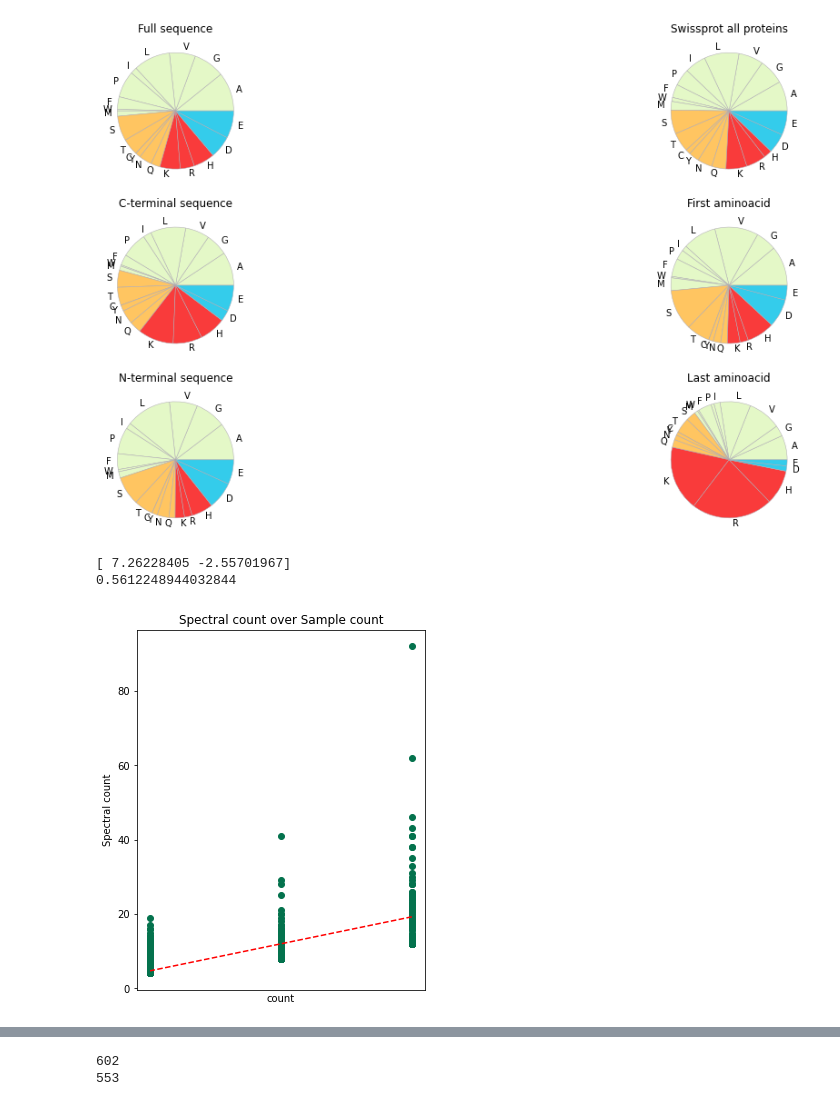
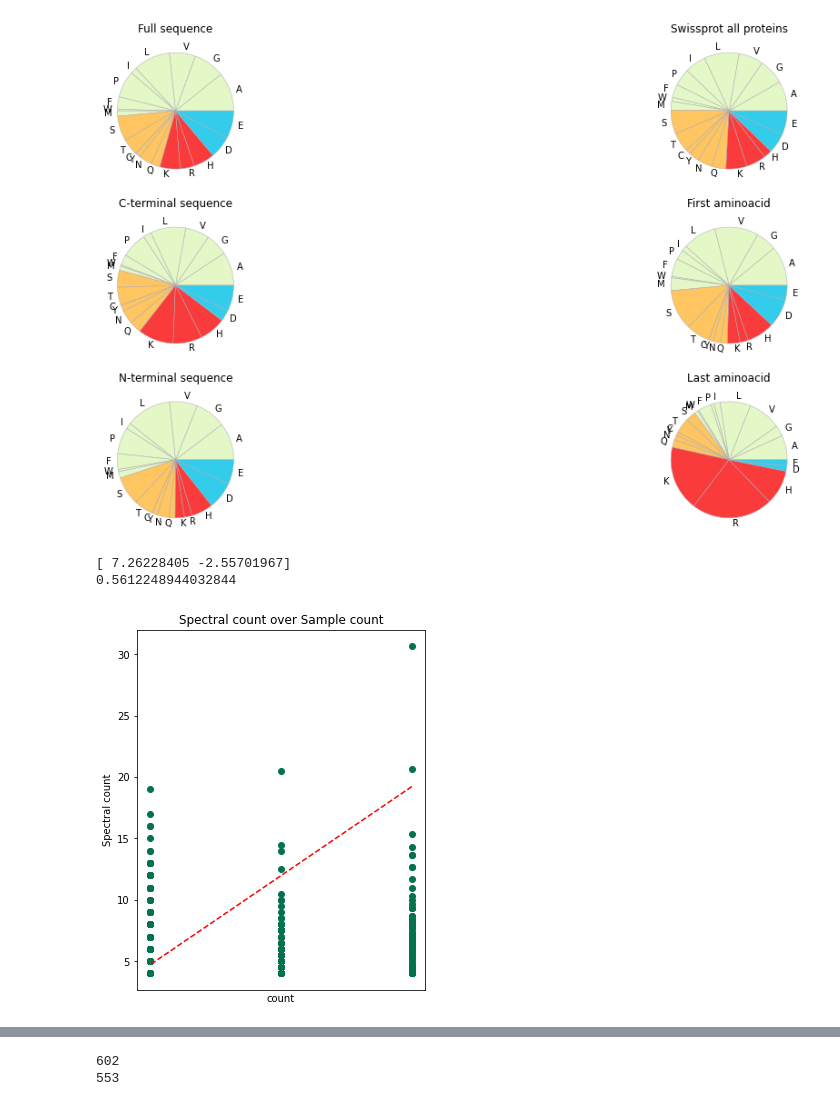
Before and after one commit to ErikHartman/peptidomic_py, a Jupyter notebook: in_group_analysis_erik.ipynb, the cells around one changed output, grey strips where cells are left out. Drawn from its saved outputs; the diff is of its cells as text; code cells hidden in the pictures.

```diff
--- a/in_group_analysis_erik.ipynb
+++ b/in_group_analysis_erik.ipynb
@@ -483,7 +481,6 @@ for file in files_xlsx:
     number_of_files+=1
     data = pd.read_excel(mapp+ '/' +file, 'peptide')
     stdev_tot.append(len(data.index))
-    data['Accession'].dropna(subset=['Accession'], inplace = True)
     df_tot=df_tot.append(data)
     df_tot['Peptide']=df_tot['Peptide'].str.replace('[^a-zA-Z]','')
     print("# peptides in "+file+" "+str(len(data.index)))
@@ -974,32 +1001,32 @@ Text(0.5, 1.0, 'Last aminoacid')
 # %%
 fig=plt.figure(figsize=(4,5))
 ax=fig.add_axes([0,0,1,1])
-ax.scatter(df['count'], df['Spectral count'], color='#04724d')
+ax.scatter(df['count'], df['Spectral count']/df['count'], color='#04724d')
 z = np.polyfit(df['count'], df['Spectral count'], 1)
 p = np.poly1d(z)
 plt.plot(df['count'],p(df['count']),"r--")
 ax.set_xlabel('count')
 ax.set_ylabel('Spectral count')
 ax.set_title('Spectral count over Sample count')
 #fig.savefig('SPC_NINF.svg',transparent=True)
 
 ax.tick_params(
     axis='x',
     which='both',
     bottom=False,
     top=False,
     labelbottom=False)
 plt.savefig('SPC_NINF.svg',bbox_inches='tight', transparent=True)
 
 correlation_matrix = np.corrcoef(df['count'], df['Spectral count'])
 correlation_xy = correlation_matrix[0,1]
 r_squared = correlation_xy**2
 print(z)
 print(r_squared)
 # %% [output]
 [ 7.26228405 -2.55701967]
 0.5612248944032844
-[figure, old version]
+[figure, new version]
 # %%
 df.sort_values(['Spectral count'], ascending=False)[0:5].to_clipboard()
 # %%
```
Also changed, not shown: parts of 4 cells of this notebook, 1 other file.
